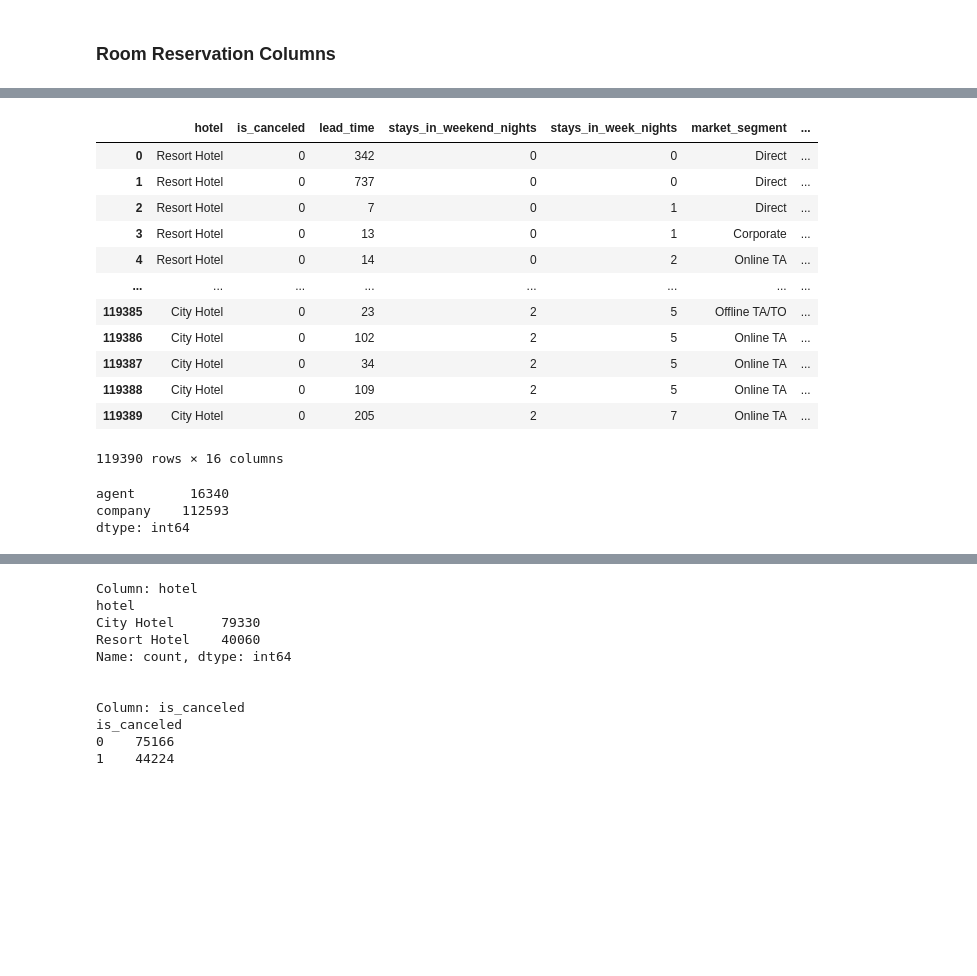
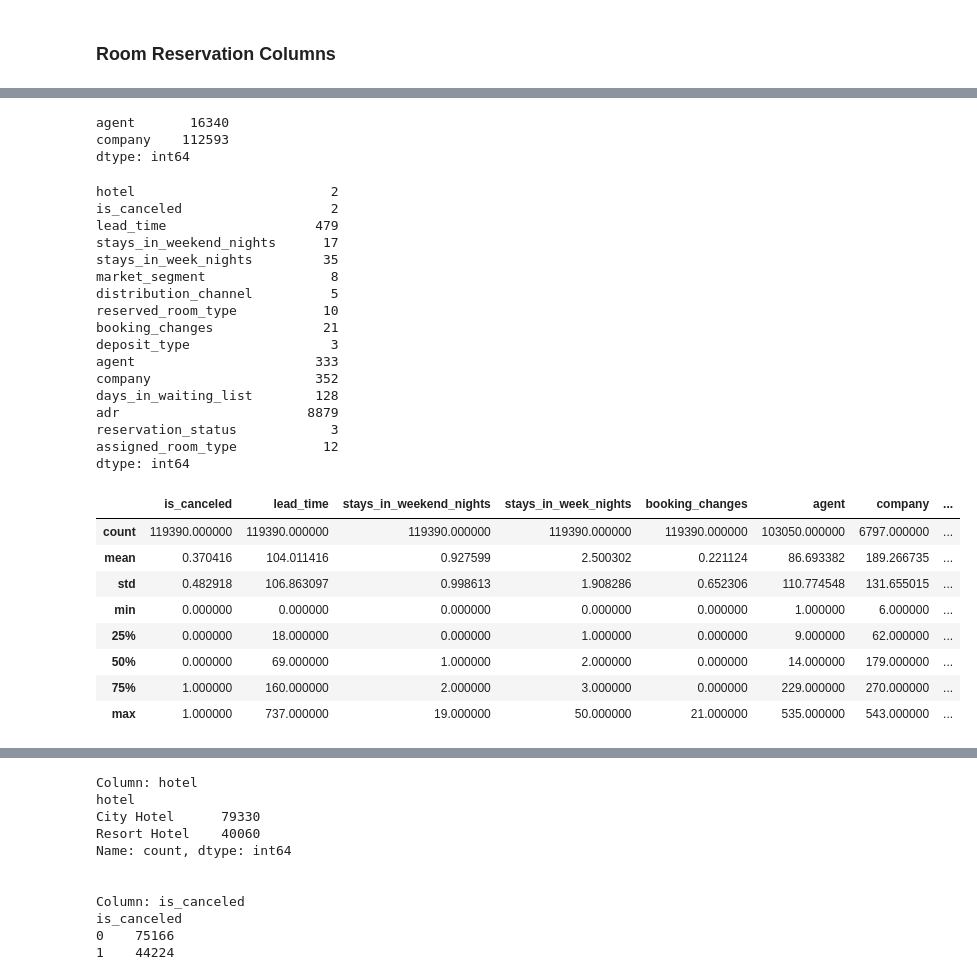
Before and after one commit to briantlui/predictive-model, a Jupyter notebook: notebooks/NEW 01-data-loading-cleaning.ipynb, the cells around one changed output, grey strips where cells are left out. Cells and saved outputs as stored; diff of their text form; code cells hidden in the pictures; blank space fills up the shorter version.

```diff
--- a/notebooks/NEW 01-data-loading-cleaning.ipynb
+++ b/notebooks/NEW 01-data-loading-cleaning.ipynb
@@ -442,0 +490,8 @@ Action Items for Misc Reservation Columns:
+# %%
+#Binarize meal column
+meal_mapping = {'BB': 1, 'HB': 1, 'SC': 1, 'FB' : 1, 'Undefined': 0}
+
+init_clean_df['meal'] = init_clean_df['meal'].map(meal_mapping)
+
+#Binarize required_car_parking_spaces
+init_clean_df['required_car_parking_spaces'] = init_clean_df['required_car_parking_spaces'].fillna(0).clip(upper=1)
@@ -445,22 +538,40 @@ Action Items for Misc Reservation Columns:
+# %%
+#Checking null values
+init_clean_df[room_res_cols].isnull().sum().loc[lambda x: x>0]
+# %% [output]
+agent       16340
+company    112593
+dtype: int64
+# %%
+#Checking number of unique values
+init_clean_df[room_res_cols].nunique()
+# %% [output]
+hotel                         2
+is_canceled                   2
+lead_time                   479
+stays_in_weekend_nights      17
+stays_in_week_nights         35
+market_segment                8
+distribution_channel          5
+reserved_room_type           10
+booking_changes              21
+deposit_type                  3
+agent                       333
+company                     352
+days_in_waiting_list        128
+adr                        8879
+reservation_status            3
+assigned_room_type           12
+dtype: int64
 # %%
-init_clean_df[room_res_cols]
+init_clean_df[room_res_cols].describe()
 # %% [output]
-|  | hotel | is_canceled | lead_time | stays_in_weekend_nights | stays_in_week_nights | market_segment | ... |
-| 0 | Resort Hotel | 0 | 342 | 0 | 0 | Direct | ... |
-| 1 | Resort Hotel | 0 | 737 | 0 | 0 | Direct | ... |
-| 2 | Resort Hotel | 0 | 7 | 0 | 1 | Direct | ... |
-| 3 | Resort Hotel | 0 | 13 | 0 | 1 | Corporate | ... |
-| 4 | Resort Hotel | 0 | 14 | 0 | 2 | Online TA | ... |
-| ... | ... | ... | ... | ... | ... | ... | ... |
-| 119385 | City Hotel | 0 | 23 | 2 | 5 | Offline TA/TO | ... |
-| 119386 | City Hotel | 0 | 102 | 2 | 5 | Online TA | ... |
-| 119387 | City Hotel | 0 | 34 | 2 | 5 | Online TA | ... |
-| 119388 | City Hotel | 0 | 109 | 2 | 5 | Online TA | ... |
-| 119389 | City Hotel | 0 | 205 | 2 | 7 | Online TA | ... |
+|  | is_canceled | lead_time | stays_in_weekend_nights | stays_in_week_nights | booking_changes | agent | company | ... |
+| count | 119390.000000 | 119390.000000 | 119390.000000 | 119390.000000 | 119390.000000 | 103050.000000 | 6797.000000 | ... |
+| mean | 0.370416 | 104.011416 | 0.927599 | 2.500302 | 0.221124 | 86.693382 | 189.266735 | ... |
+| std | 0.482918 | 106.863097 | 0.998613 | 1.908286 | 0.652306 | 110.774548 | 131.655015 | ... |
+| min | 0.000000 | 0.000000 | 0.000000 | 0.000000 | 0.000000 | 1.000000 | 6.000000 | ... |
+| 25% | 0.000000 | 18.000000 | 0.000000 | 1.000000 | 0.000000 | 9.000000 | 62.000000 | ... |
+| 50% | 0.000000 | 69.000000 | 1.000000 | 2.000000 | 0.000000 | 14.000000 | 179.000000 | ... |
+| 75% | 1.000000 | 160.000000 | 2.000000 | 3.000000 | 0.000000 | 229.000000 | 270.000000 | ... |
+| max | 1.000000 | 737.000000 | 19.000000 | 50.000000 | 21.000000 | 535.000000 | 543.000000 | ... |
-119390 rows × 16 columns
-# %%
-init_clean_df[room_res_cols].isnull().sum().loc[lambda x: x>0]
-# %% [output]
-agent       16340
-company    112593
-dtype: int64
```
Also changed, not shown: parts of 168 cells of this notebook, 1 other file.
